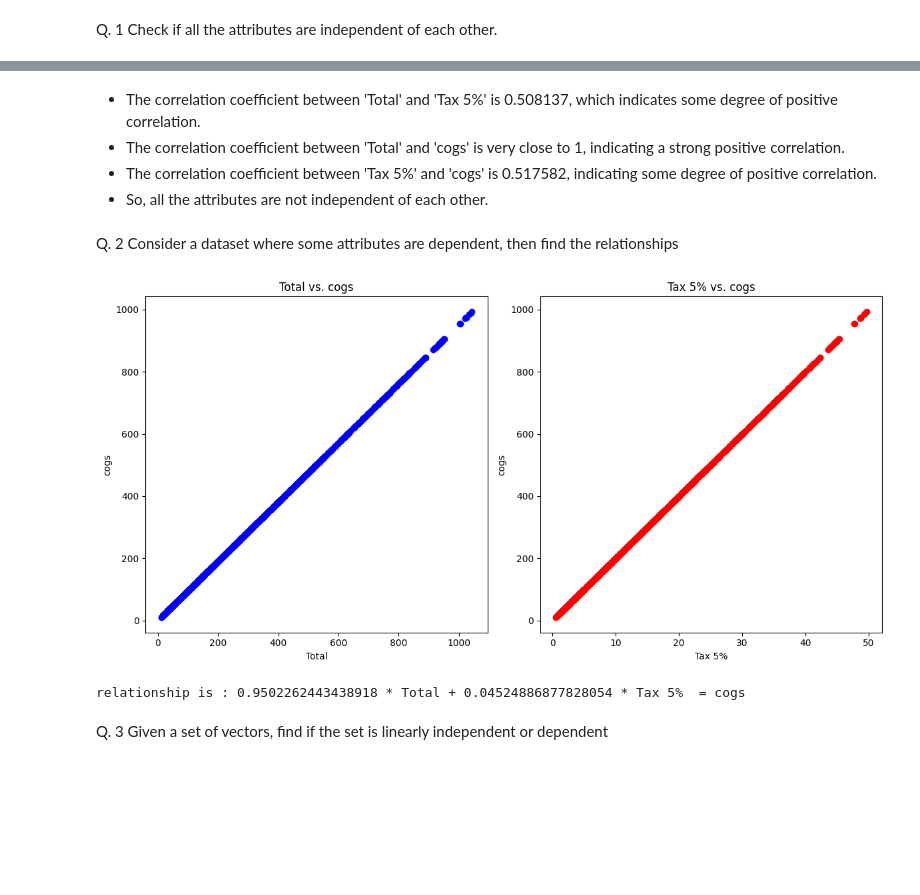
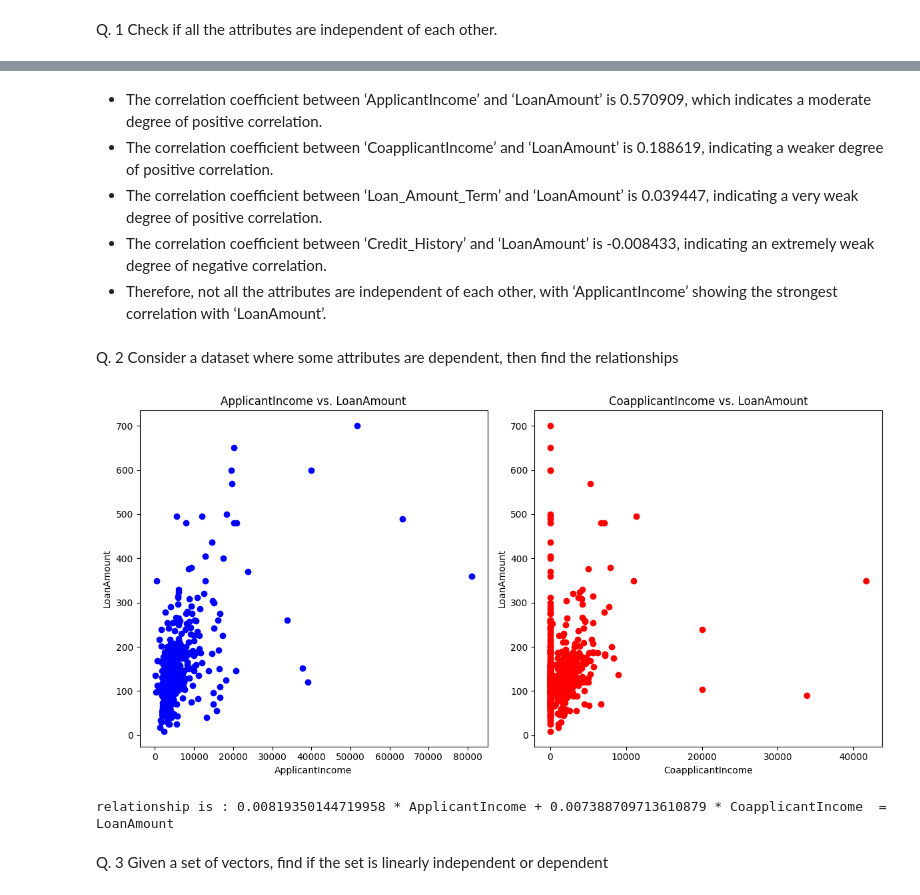
Before and after one commit to sku-sin/files, a Jupyter notebook: Shubham_52212207.ipynb, the cells around one changed output, grey strips where cells are left out. Saved outputs shown, nothing was run; the diff lists cells and outputs as text; code cells hidden in the pictures; blank space fills up the shorter version.

```diff
--- a/Shubham_52212207.ipynb
+++ b/Shubham_52212207.ipynb
@@ -27,57 +35,57 @@ cogs      1.0     1.0   1.0
 # %% [markdown]
-* The correlation coefficient between 'Total' and 'Tax 5%' is 0.508137, which indicates some degree of positive correlation.
-* The correlation coefficient between 'Total' and 'cogs' is very close to 1, indicating a strong positive correlation.
-* The correlation coefficient between 'Tax 5%' and 'cogs' is 0.517582, indicating some degree of positive correlation.
-* So, all the attributes are not independent of each other.
+* The correlation coefficient between ‘ApplicantIncome’ and ‘LoanAmount’ is 0.570909, which indicates a moderate degree of positive correlation.
+* The correlation coefficient between ‘CoapplicantIncome’ and ‘LoanAmount’ is 0.188619, indicating a weaker degree of positive correlation.
+* The correlation coefficient between ‘Loan_Amount_Term’ and ‘LoanAmount’ is 0.039447, indicating a very weak degree of positive correlation.
+* The correlation coefficient between ‘Credit_History’ and ‘LoanAmount’ is -0.008433, indicating an extremely weak degree of negative correlation.
+* Therefore, not all the attributes are independent of each other, with ‘ApplicantIncome’ showing the strongest correlation with ‘LoanAmount’.
 # %% [markdown]
 Q. 2 Consider a dataset where some attributes are dependent, then find the relationships
 # %%
 import numpy as np
 import pandas as pd
 import seaborn as sns
 import matplotlib.pyplot as plt
 from sklearn.linear_model import LinearRegression
+from sklearn.impute import SimpleImputer
 
-
-dataset_url = 'https://raw.githubusercontent.com/sushantag9/Supermarket-Sales-Data-Analysis/master/supermarket_sales%20-%20Sheet1.csv'
+dataset_url = 'https://raw.githubusercontent.com/MainakRepositor/Datasets/master/Loan%20Eligibility/loan-train.csv'
 # df = pd.read_csv('supermarket_sales.csv')
 
 df = pd.read_csv(dataset_url)
 
-df = df[['Total', 'Tax 5%', 'cogs']]
+df = df[['ApplicantIncome', 'CoapplicantIncome', 'LoanAmount']]
 
+# Impute missing values in 'LoanAmount' column
+imputer = SimpleImputer(strategy='mean')
+df['LoanAmount'] = imputer.fit_transform(df[['LoanAmount']])
 
 # Regression Analysis
-X = df[['Total', 'Tax 5%']]
-y = df['cogs']
+X = df[['ApplicantIncome', 'CoapplicantIncome']]
+y = df['LoanAmount']
 regressor = LinearRegression()
 regressor.fit(X, y)
-# print("Regression Coefficients:", regressor.coef_)
-
 
 fig = plt.figure(figsize=(12, 6))
 
-
 ax1 = fig.add_subplot(121)
-ax1.scatter(df['Total'], df['cogs'], color='blue')
-ax1.set_title('Total vs. cogs')
-ax1.set_xlabel('Total')
-ax1.set_ylabel('cogs')
-
+ax1.scatter(df['ApplicantIncome'], df['LoanAmount'], color='blue')
+ax1.set_title('ApplicantIncome vs. LoanAmount')
+ax1.set_xlabel('ApplicantIncome')
+ax1.set_ylabel('LoanAmount')
 
 ax2 = fig.add_subplot(122)
-ax2.scatter(df['Tax 5%'], df['cogs'], color='red')
-ax2.set_title('Tax 5% vs. cogs')
-ax2.set_xlabel('Tax 5%')
-ax2.set_ylabel('cogs')
+ax2.scatter(df['CoapplicantIncome'], df['LoanAmount'], color='red')
+ax2.set_title('CoapplicantIncome vs. LoanAmount')
+ax2.set_xlabel('CoapplicantIncome')
+ax2.set_ylabel('LoanAmount')
 
 plt.tight_layout()
 plt.show()
 
-print("relationship is :", regressor.coef_[0], "* Total +", regressor.coef_[1], "* Tax 5%  = cogs" )
+print("relationship is :", regressor.coef_[0], "* ApplicantIncome +", regressor.coef_[1], "* CoapplicantIncome  = LoanAmount" )
 # %% [output]
-[figure, old version]
+[figure, new version]
-relationship is : 0.9502262443438918 * Total + 0.04524886877828054 * Tax 5%  = cogs
+relationship is : 0.00819350144719958 * ApplicantIncome + 0.007388709713610879 * CoapplicantIncome  = LoanAmount
 # %% [markdown]
 Q. 3 Given a set of vectors, find if the set is linearly independent or dependent
 # %%
```
Also changed, not shown: parts of 1 cell of this notebook.
